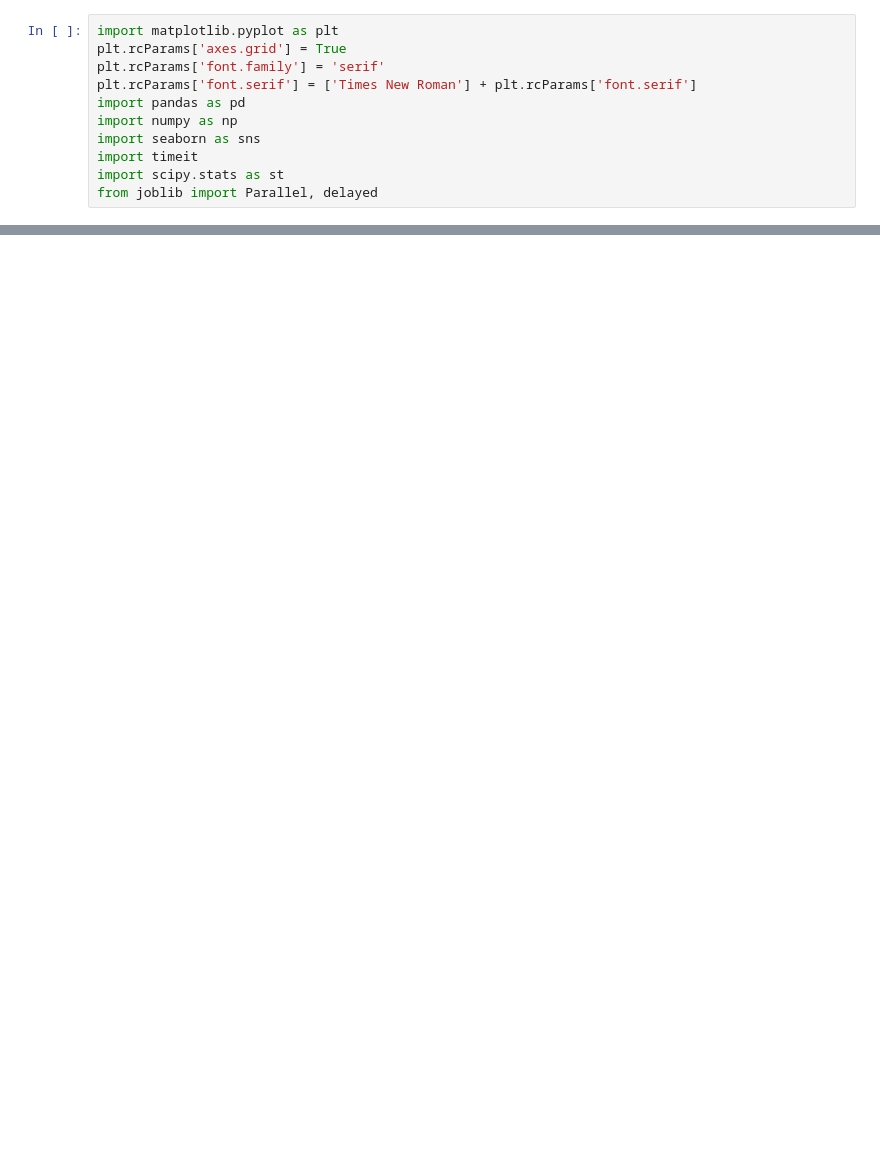
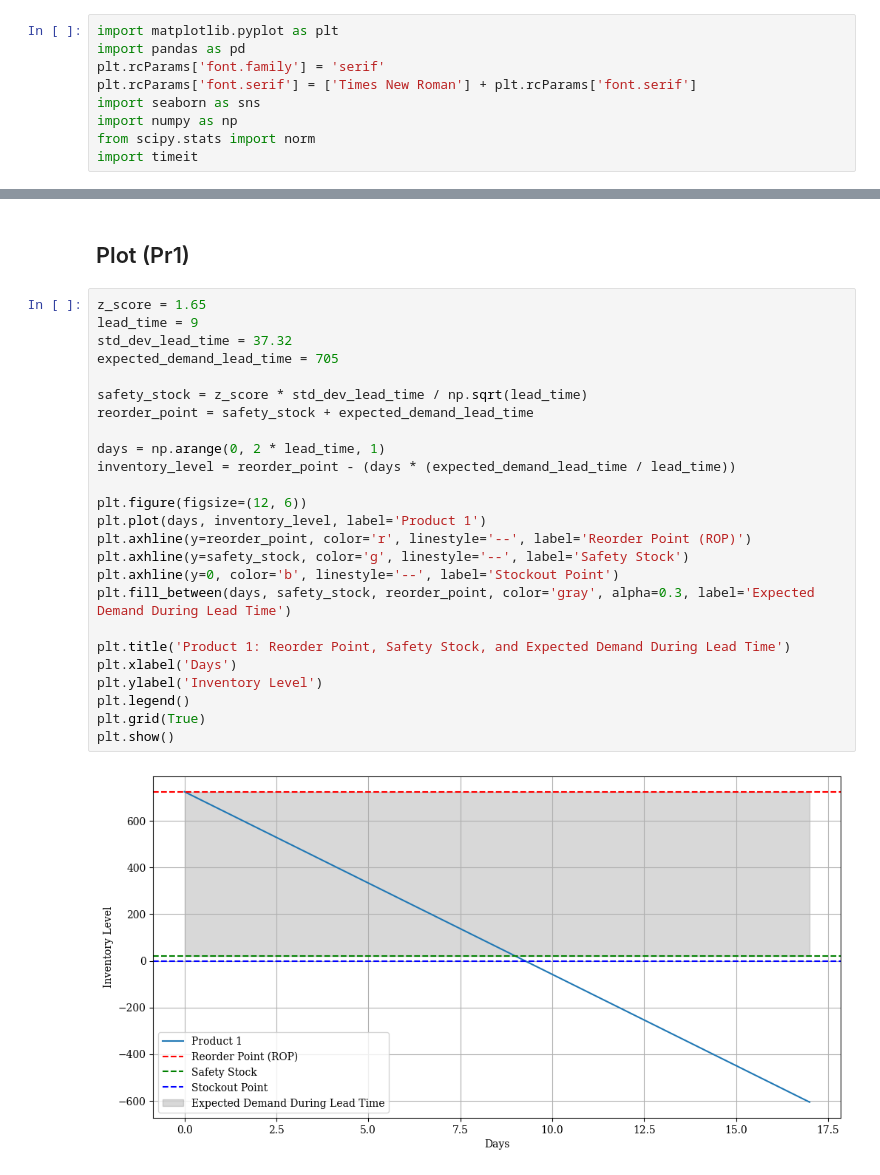
Before and after one commit to saritmaitra/MCS-Inventory-Management, a Jupyter notebook: Simulation with importance sampling.ipynb, the cells around one changed output, grey strips where cells are left out. Drawn from its saved outputs; the diff is of its cells as text; blank space fills up the shorter version.

```diff
--- a/Simulation with importance sampling.ipynb
+++ b/Simulation with importance sampling.ipynb
@@ -1,12 +1,10 @@
 # %%
 import matplotlib.pyplot as plt
-plt.rcParams['axes.grid'] = True
+import pandas as pd
 plt.rcParams['font.family'] = 'serif'
 plt.rcParams['font.serif'] = ['Times New Roman'] + plt.rcParams['font.serif']
-import pandas as pd
+import seaborn as sns
 import numpy as np
-import seaborn as sns
+from scipy.stats import norm
 import timeit
-import scipy.stats as st
-from joblib import Parallel, delayed
 # %% [markdown]
@@ -586,0 +637,29 @@ Time:  1567.7489869
+# %% [markdown]
+## Plot (Pr1)
+# %%
+z_score = 1.65
+lead_time = 9
+std_dev_lead_time = 37.32
+expected_demand_lead_time = 705
+
+safety_stock = z_score * std_dev_lead_time / np.sqrt(lead_time)
+reorder_point = safety_stock + expected_demand_lead_time
+
+days = np.arange(0, 2 * lead_time, 1)
+inventory_level = reorder_point - (days * (expected_demand_lead_time / lead_time))
+
+plt.figure(figsize=(12, 6))
+plt.plot(days, inventory_level, label='Product 1')
+plt.axhline(y=reorder_point, color='r', linestyle='--', label='Reorder Point (ROP)')
+plt.axhline(y=safety_stock, color='g', linestyle='--', label='Safety Stock')
+plt.axhline(y=0, color='b', linestyle='--', label='Stockout Point')
+plt.fill_between(days, safety_stock, reorder_point, color='gray', alpha=0.3, label='Expected Demand During Lead Time')
+
+plt.title('Product 1: Reorder Point, Safety Stock, and Expected Demand During Lead Time')
+plt.xlabel('Days')
+plt.ylabel('Inventory Level')
+plt.legend()
+plt.grid(True)
+plt.show()
+# %% [output]
+[figure, added]
```
Also changed, not shown: parts of 10 cells of this notebook.
